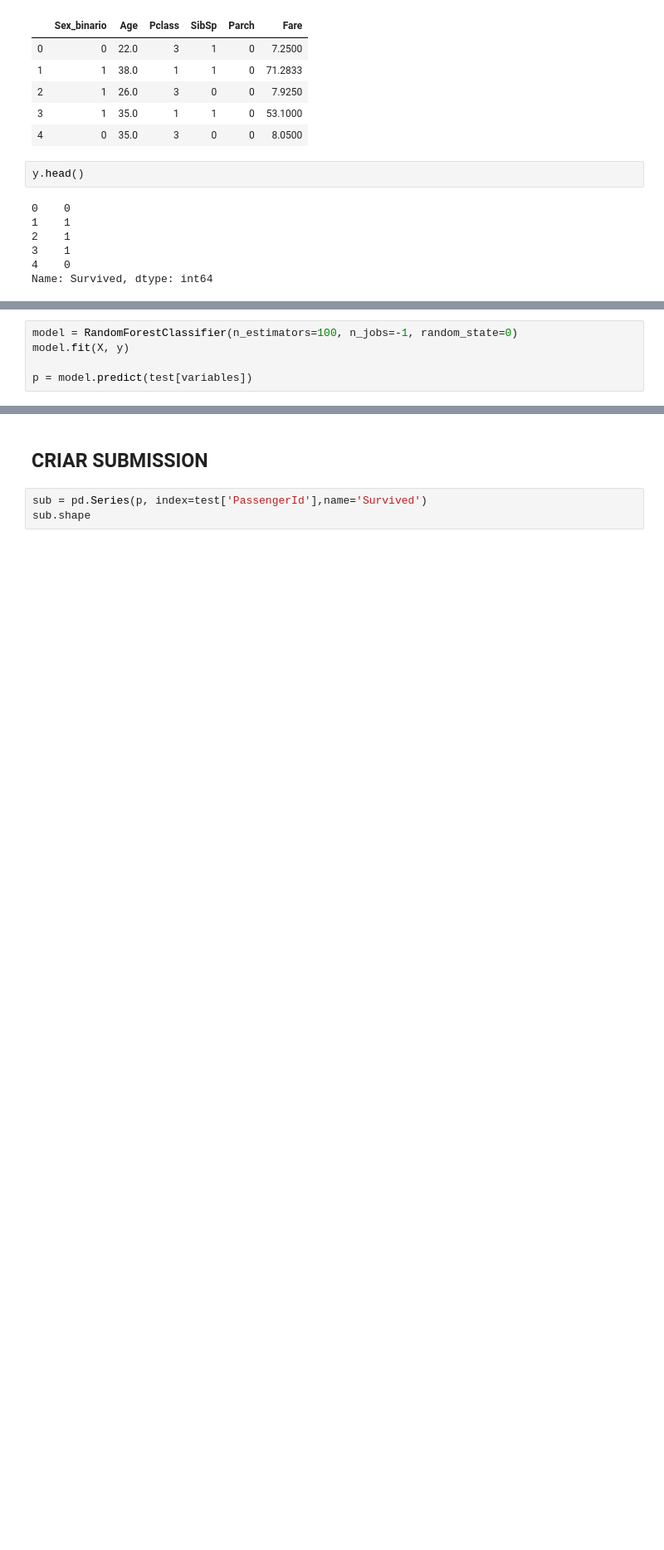
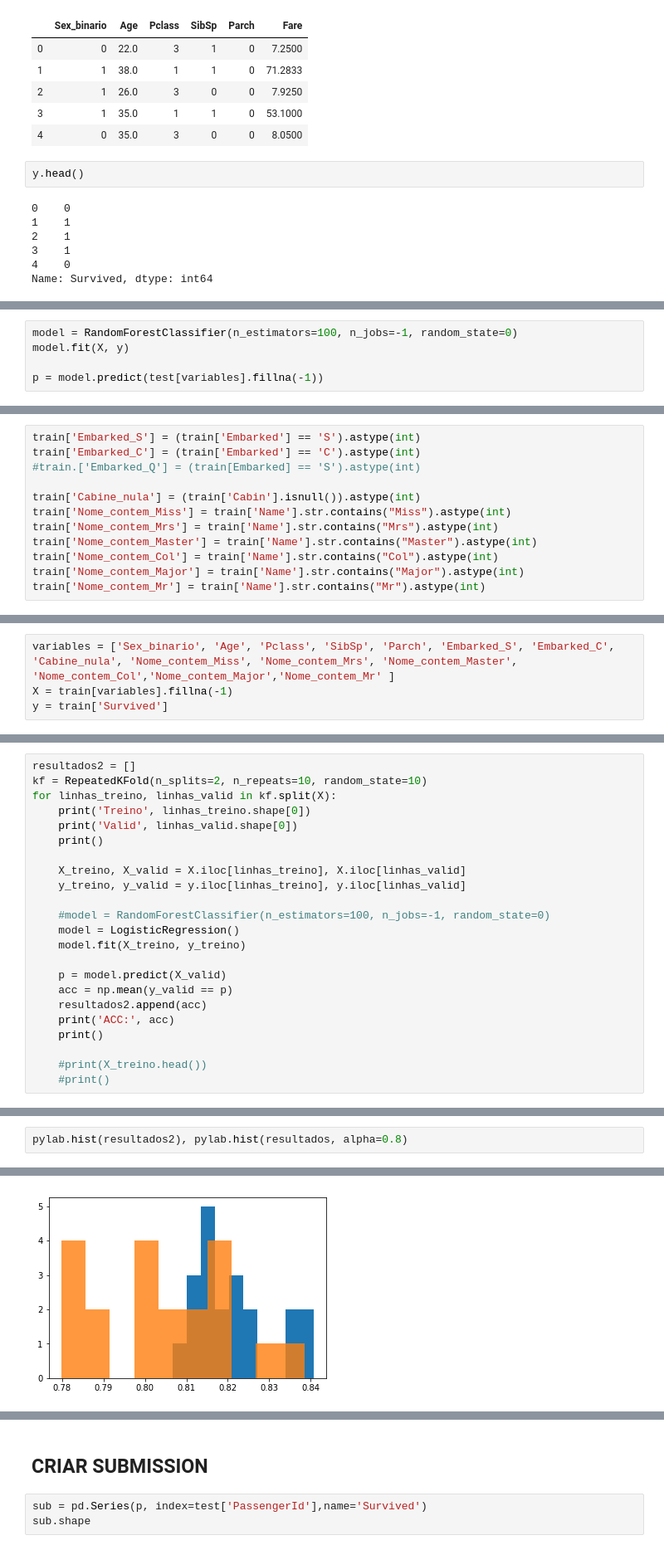
Before and after one commit to AlestanAlves/TitanicMachineLearning, a Jupyter notebook: train.first.solution.ipynb, the cells around one changed output, grey strips where cells are left out. Shown: that part at 83% size. Saved outputs shown, nothing was run; the diff lists cells and outputs as text; blank space fills up the shorter version.

Commit message:
novo modelo criado2

```diff
--- a/train.first.solution.ipynb
+++ b/train.first.solution.ipynb
@@ -398,4 +390,4 @@ test[variables].head
 model = RandomForestClassifier(n_estimators=100, n_jobs=-1, random_state=0)
 model.fit(X, y)
 
-p = model.predict(test[variables])
+p = model.predict(test[variables].fillna(-1))
@@ -403,0 +530,12 @@ KeyError: "['Sex_binario'] not in index"
+# %%
+train['Embarked_S'] = (train['Embarked'] == 'S').astype(int)
+train['Embarked_C'] = (train['Embarked'] == 'C').astype(int)
+#train.['Embarked_Q'] = (train[Embarked] == 'S').astype(int)
+
+train['Cabine_nula'] = (train['Cabin'].isnull()).astype(int)
+train['Nome_contem_Miss'] = train['Name'].str.contains("Miss").astype(int)
+train['Nome_contem_Mrs'] = train['Name'].str.contains("Mrs").astype(int)
+train['Nome_contem_Master'] = train['Name'].str.contains("Master").astype(int)
+train['Nome_contem_Col'] = train['Name'].str.contains("Col").astype(int)
+train['Nome_contem_Major'] = train['Name'].str.contains("Major").astype(int)
+train['Nome_contem_Mr'] = train['Name'].str.contains("Mr").astype(int)
@@ -403,0 +559,4 @@ KeyError: "['Sex_binario'] not in index"
+# %%
+variables = ['Sex_binario', 'Age', 'Pclass', 'SibSp', 'Parch', 'Embarked_S', 'Embarked_C', 'Cabine_nula', 'Nome_contem_Miss', 'Nome_contem_Mrs', 'Nome_contem_Master', 'Nome_contem_Col','Nome_contem_Major','Nome_contem_Mr' ]
+X = train[variables].fillna(-1)
+y = train['Survived']
@@ -403,0 +565,23 @@ KeyError: "['Sex_binario'] not in index"
+# %%
+resultados2 = []
+kf = RepeatedKFold(n_splits=2, n_repeats=10, random_state=10)
+for linhas_treino, linhas_valid in kf.split(X):
+    print('Treino', linhas_treino.shape[0])
+    print('Valid', linhas_valid.shape[0])
+    print()
+
+    X_treino, X_valid = X.iloc[linhas_treino], X.iloc[linhas_valid]
+    y_treino, y_valid = y.iloc[linhas_treino], y.iloc[linhas_valid]
+
+    #model = RandomForestClassifier(n_estimators=100, n_jobs=-1, random_state=0)
+    model = LogisticRegression()
+    model.fit(X_treino, y_treino)
+
+    p = model.predict(X_valid)
+    acc = np.mean(y_valid == p)
+    resultados2.append(acc)
+    print('ACC:', acc)
+    print()
+
+    #print(X_treino.head())
+    #print()
@@ -403,0 +606,3 @@ KeyError: "['Sex_binario'] not in index"
+# %%
+pylab.hist(resultados2), pylab.hist(resultados, alpha=0.8)
+# %% [output]
@@ -403,0 +619 @@ KeyError: "['Sex_binario'] not in index"
+[figure, added]
```
Also changed, not shown: parts of 21 cells of this notebook, 1 other file.
